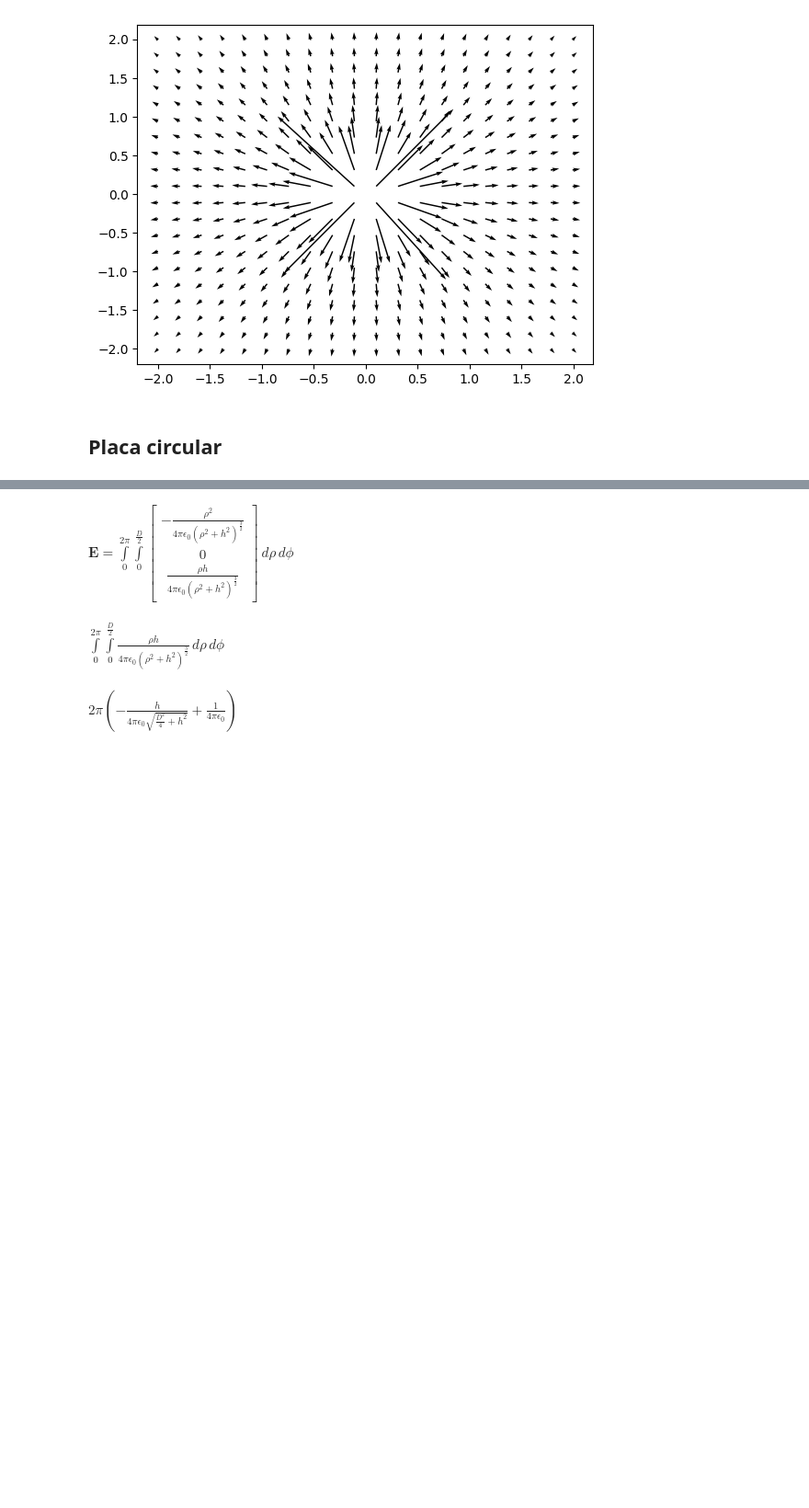
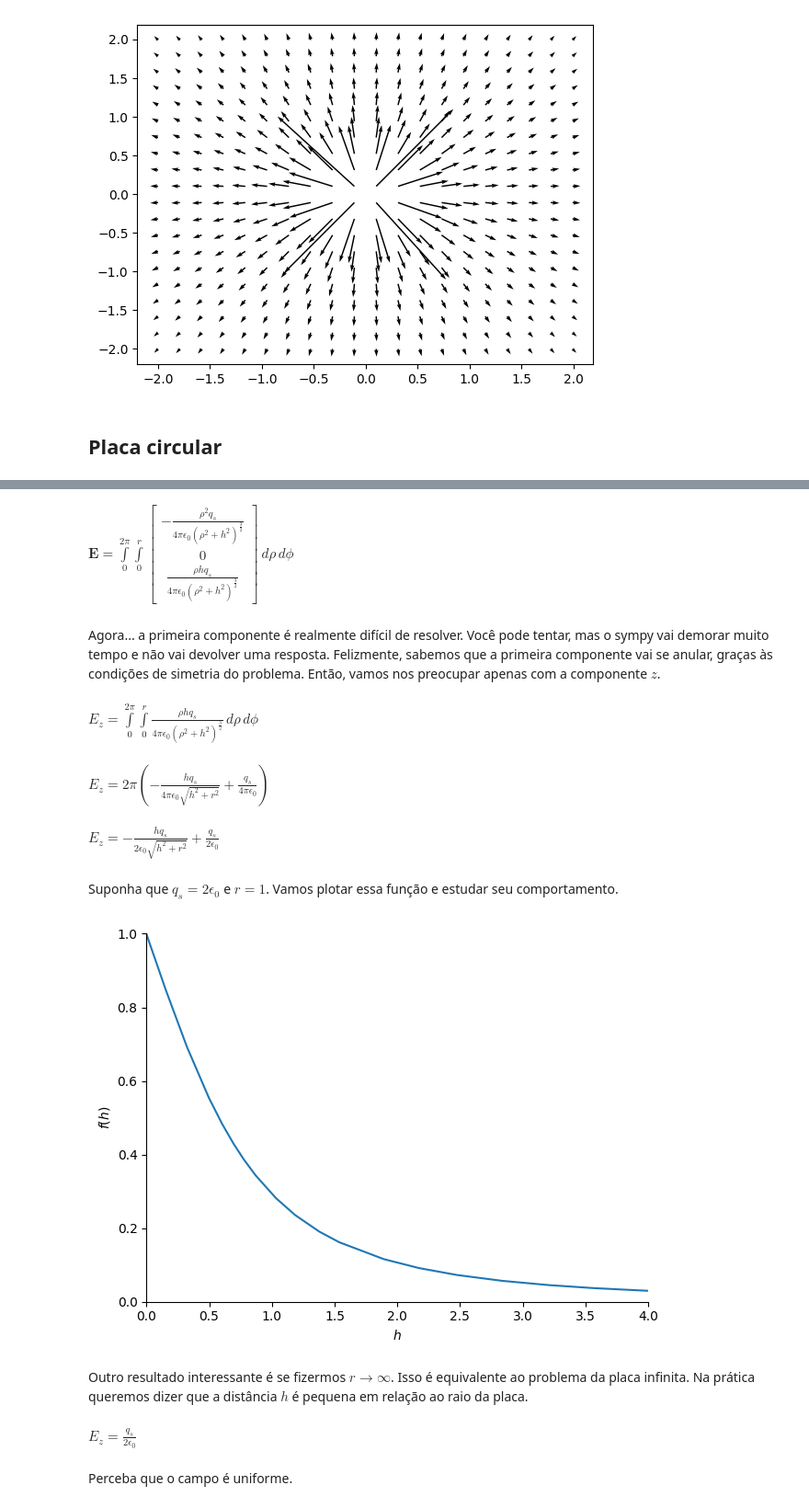
Before and after one commit to rsbayma/Teoria-Eletromagnetica-1, a Jupyter notebook: II - Eletrostática/II. 2 - Distribuições de carga.ipynb, the cells around one changed output, grey strips where cells are left out. Shown at 92% size. Cells and saved outputs as stored; diff of their text form; code cells hidden in the pictures; blank space fills up the shorter version.

```diff
--- a/II - Eletrostática/II. 2 - Distribuições de carga.ipynb
+++ b/II - Eletrostática/II. 2 - Distribuições de carga.ipynb
@@ -132,6 +140,7 @@ plt.quiver(X,Y,Ex(X,Y),Ey(X,Y));
 # %%
 # Vetores do problema
 h = sp.symbols('h', positive=True)
+qs = sp.symbols('q_s')
 # Ponto acima da placa
 P = sp.ImmutableDenseMatrix([0,0,h])
 # %%
@@ -170,15 +207,43 @@ $\displaystyle \mathbf{R} = \left[\begin{matrix}- \rho\\0\\h\end{matrix}\right]$
 # %%
-D = sp.symbols('D',positive=True)
-E = sp.Integral(sp.Integral(R*rho/(4*sp.pi*eps0*R.norm()**3),(rho,0,D/2)),(phi,0,2*sp.pi))
+# Integral do campo
+r = sp.symbols('r',positive=True)
+E = sp.Integral(sp.Integral(qs*R*rho/(4*sp.pi*eps0*R.norm()**3)
+                            ,(rho,0,r)),(phi,0,2*sp.pi))
 display(Math(r'\mathbf{E} = '+ sp.latex(E)))
 # %% [output]
-$\displaystyle \mathbf{E} = \int\limits_{0}^{2 \pi}\int\limits_{0}^{\frac{D}{2}} \left[\begin{matrix}- \frac{\rho^{2}}{4 \pi \epsilon_{0} \left(\rho^{2} + h^{2}\right)^{\frac{3}{2}}}\\0\\\frac{\rho h}{4 \pi \epsilon_{0} \left(\rho^{2} + h^{2}\right)^{\frac{3}{2}}}\end{matrix}\right]\, d\rho\, d\phi$
+$\displaystyle \mathbf{E} = \int\limits_{0}^{2 \pi}\int\limits_{0}^{r} \left[\begin{matrix}- \frac{\rho^{2} q_{s}}{4 \pi \epsilon_{0} \left(\rho^{2} + h^{2}\right)^{\frac{3}{2}}}\\0\\\frac{\rho h q_{s}}{4 \pi \epsilon_{0} \left(\rho^{2} + h^{2}\right)^{\frac{3}{2}}}\end{matrix}\right]\, d\rho\, d\phi$
+# %% [markdown]
+Agora... a primeira componente é realmente difícil de resolver. Você pode tentar, mas o sympy vai demorar muito tempo e não vai devolver uma resposta. Felizmente, sabemos que a primeira componente vai se anular, graças às condições de simetria do problema. Então, vamos nos preocupar apenas com a componente $z$.
 # %%
-Ez = sp.Integral(sp.Integral(R[2]*rho/(4*sp.pi*eps0*R.norm()**3),(rho,0,D/2)),(phi,0,2*sp.pi))
-Ez
+# Extrai apenas a componente z
+Ez = sp.Integral(sp.Integral(qs*R[2]*rho/(4*sp.pi*eps0*R.norm()**3),
+                             (rho,0,r)),(phi,0,2*sp.pi))
+display(Math('E_z = ' + sp.latex(Ez)))
 # %% [output]
-$\displaystyle \int\limits_{0}^{2 \pi}\int\limits_{0}^{\frac{D}{2}} \frac{\rho h}{4 \pi \epsilon_{0} \left(\rho^{2} + h^{2}\right)^{\frac{3}{2}}}\, d\rho\, d\phi$
+$\displaystyle E_z = \int\limits_{0}^{2 \pi}\int\limits_{0}^{r} \frac{\rho h q_{s}}{4 \pi \epsilon_{0} \left(\rho^{2} + h^{2}\right)^{\frac{3}{2}}}\, d\rho\, d\phi$
 # %%
-Ez.doit()
+# Resolve a integral
+display(Math('E_z = ' + sp.latex(Ez.doit())))
+display(Math('E_z = ' + sp.latex(Ez.doit().simplify())))
 # %% [output]
-$\displaystyle 2 \pi \left(- \frac{h}{4 \pi \epsilon_{0} \sqrt{\frac{D^{2}}{4} + h^{2}}} + \frac{1}{4 \pi \epsilon_{0}}\right)$
+$\displaystyle E_z = 2 \pi \left(- \frac{h q_{s}}{4 \pi \epsilon_{0} \sqrt{h^{2} + r^{2}}} + \frac{q_{s}}{4 \pi \epsilon_{0}}\right)$
+$\displaystyle E_z = - \frac{h q_{s}}{2 \epsilon_{0} \sqrt{h^{2} + r^{2}}} + \frac{q_{s}}{2 \epsilon_{0}}$
+# %% [markdown]
+Suponha que $q_s = 2\epsilon_0$ e $r = 1$. Vamos plotar essa função e estudar seu comportamento.
+# %%
+# Plotagem da componente z do campo
+from sympy.plotting import plot
+campo = Ez.doit().simplify().subs({qs: 2*eps0, r:1})
+plot(campo, xlim=[0,4],ylim=[0,1]);
+# %% [output]
+[figure, added]
+# %% [markdown]
+Outro resultado interessante é se fizermos $r\rightarrow \infty$. Isso é equivalente ao problema da placa infinita. Na prática queremos dizer que a distância $h$ é pequena em relação ao raio da placa.
+# %%
+# Campo produzido por placa infinita:
+Ez_inf = sp.limit(Ez.doit().simplify(), r,sp.oo)
+display(Math('E_z = ' + sp.latex(Ez_inf)))
+# %% [output]
+$\displaystyle E_z = \frac{q_{s}}{2 \epsilon_{0}}$
+# %% [markdown]
+Perceba que o campo é uniforme.
```
Also changed, not shown: parts of 10 cells of this notebook, 16 other files.
